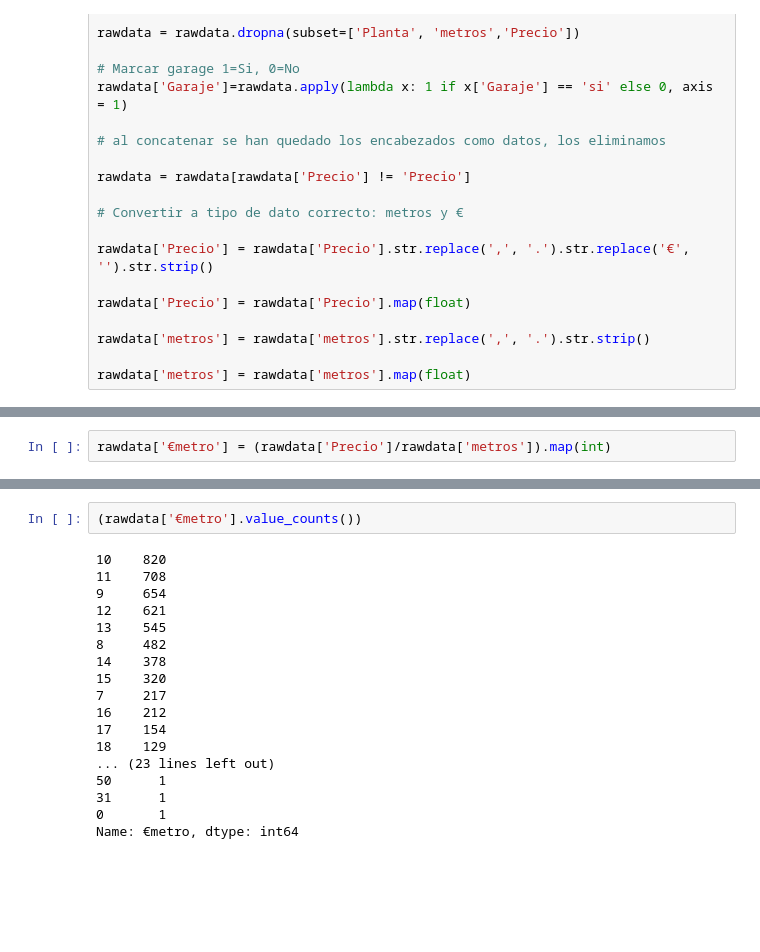
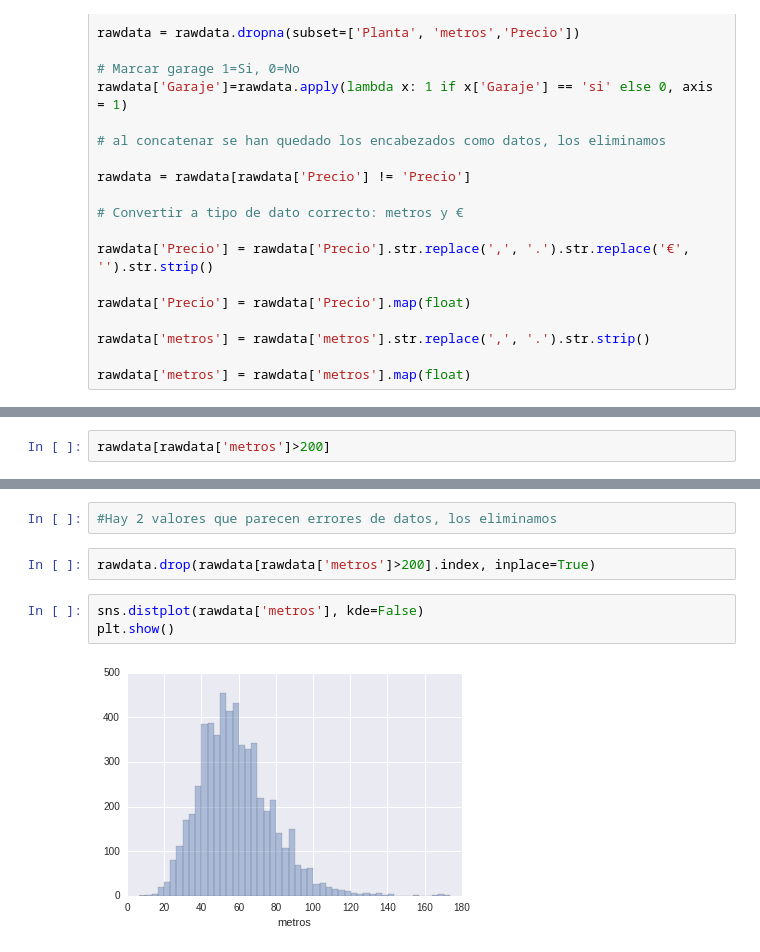
Before and after one commit to manuelmaestre/Proyecto_MDS, a Jupyter notebook: code/raw/02_Procesar_datos_IVIMA.ipynb, the cells around one changed output, grey strips where cells are left out. Saved outputs shown, nothing was run; the diff lists cells and outputs as text; blank space fills up the shorter version.

```diff
--- a/code/raw/02_Procesar_datos_IVIMA.ipynb
+++ b/code/raw/02_Procesar_datos_IVIMA.ipynb
@@ -59,2 +88,2 @@ rawdata['metros'] = rawdata['metros'].map(float)
 # %%
-rawdata['€metro'] = (rawdata['Precio']/rawdata['metros']).map(int)
+rawdata[rawdata['metros']>200]
@@ -61,20 +94,9 @@ rawdata['€metro'] = (rawdata['Precio']/rawdata['metros']).map(int)
-# %%
-(rawdata['€metro'].value_counts())
-# %% [output]
-10    820
-11    708
-9     654
-12    621
-13    545
-8     482
-14    378
-15    320
-7     217
-16    212
-17    154
-18    129
-... (23 lines left out)
-50      1
-31      1
-0       1
-Name: €metro, dtype: int64
+# %%
+#Hay 2 valores que parecen errores de datos, los eliminamos
+# %%
+rawdata.drop(rawdata[rawdata['metros']>200].index, inplace=True)
+# %%
+sns.distplot(rawdata['metros'], kde=False)
+plt.show()
+# %% [output]
+[figure, added]
```
Also changed, not shown: parts of 20 cells of this notebook.
